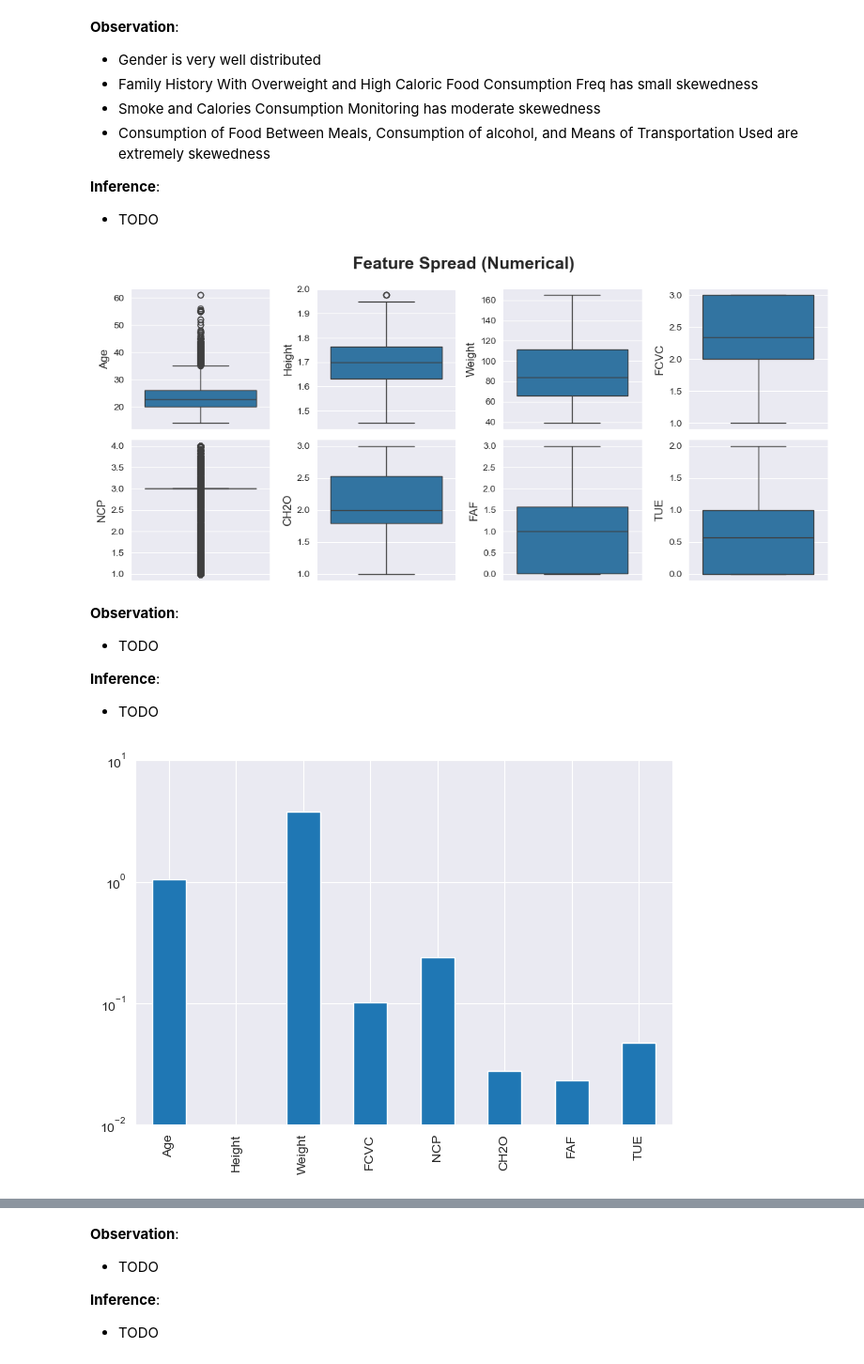
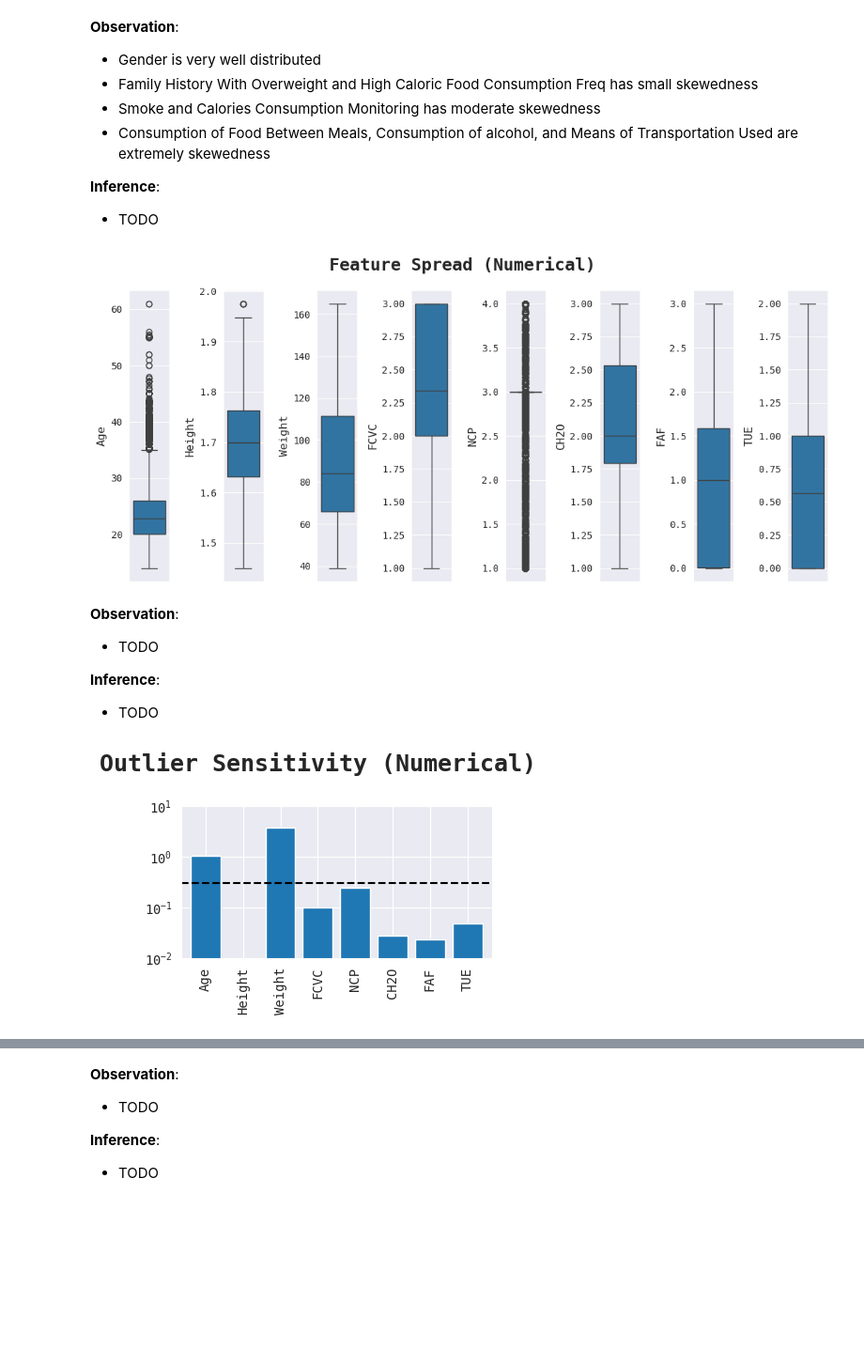
Before and after one commit to SHREYA-1103/Obesity-risk-analysis, a Jupyter notebook: ml_model_analysis.ipynb, the cells around one changed output, grey strips where cells are left out. Shown at 94% size. Drawn from its saved outputs; the diff is of its cells as text; code cells hidden in the pictures; blank space fills up the shorter version.

```diff
--- a/ml_model_analysis.ipynb
+++ b/ml_model_analysis.ipynb
@@ -513,12 +540,12 @@ conclude_plot("Feature Distribution (Discrete)", constrained=True)
 **Inference**:
 * TODO
 # %%
-fig, axs = plt.subplots(2, 4, figsize=(max_fig_width, 5))
+fig, axs = plt.subplots(1, 8, figsize=(max_fig_width, 5))
 for ax, column in zip(flatten(axs), numerical_features):
     sns.boxplot(y=column, data=ds_source, ax=ax)
 conclude_plot("Feature Spread (Numerical)")
 # %% [output]
-[figure, old version]
+[figure, new version]
 # %% [markdown]
 **Observation**:
 * TODO
@@ -526,9 +553,11 @@ conclude_plot("Feature Spread (Numerical)")
 **Inference**:
 * TODO
 # %%
-ds_num = ds_source[numerical_features]
-(ds_num.mean() - ds_num.median()).abs().plot(kind='bar')
+plt.figure(figsize=sml_fig)
+_ds_num = ds_source[numerical_features]
+(_ds_num.mean() - _ds_num.median()).abs().plot(kind='bar', width=0.8)
 plt.yscale('log'), plt.ylim(0.01, 10)
+plt.axhline(0.3, color='black', linestyle='--')
 conclude_plot("Outlier Sensitivity (Numerical)")
 # %% [output]
-[figure, old version]
+[figure, new version]
```
Also changed, not shown: parts of 40 cells of this notebook, 14 other files.
